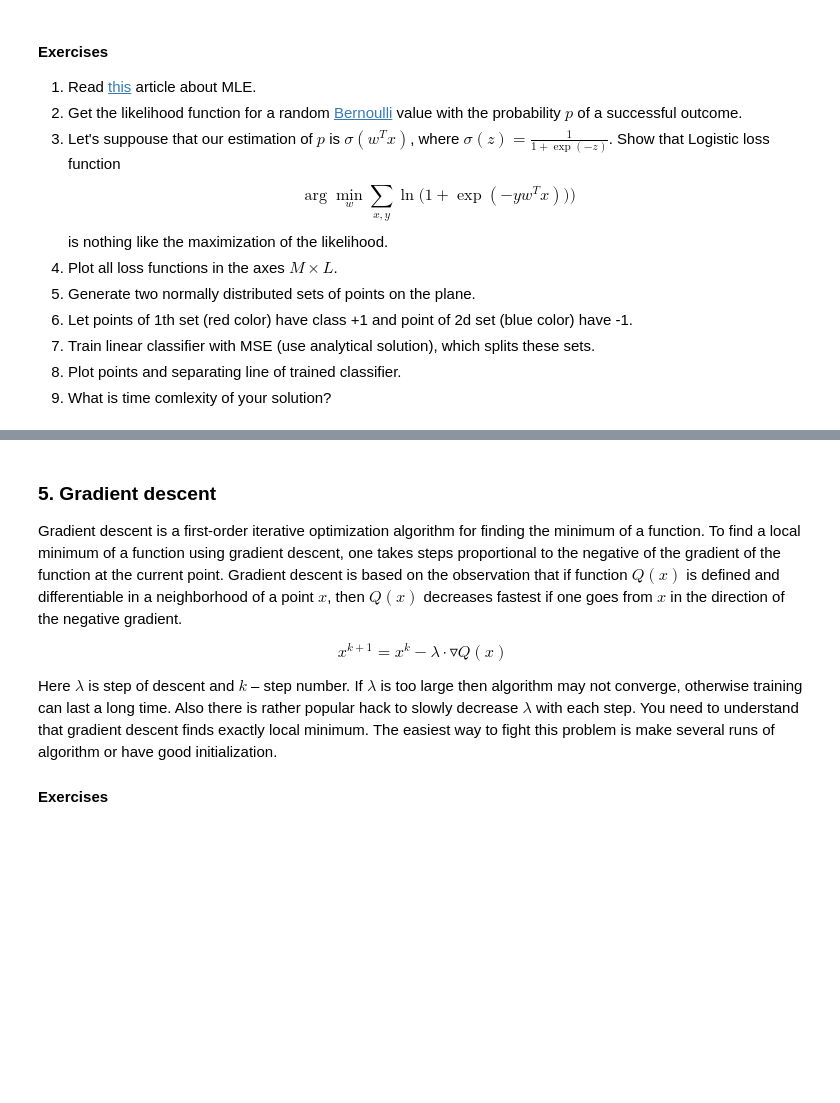
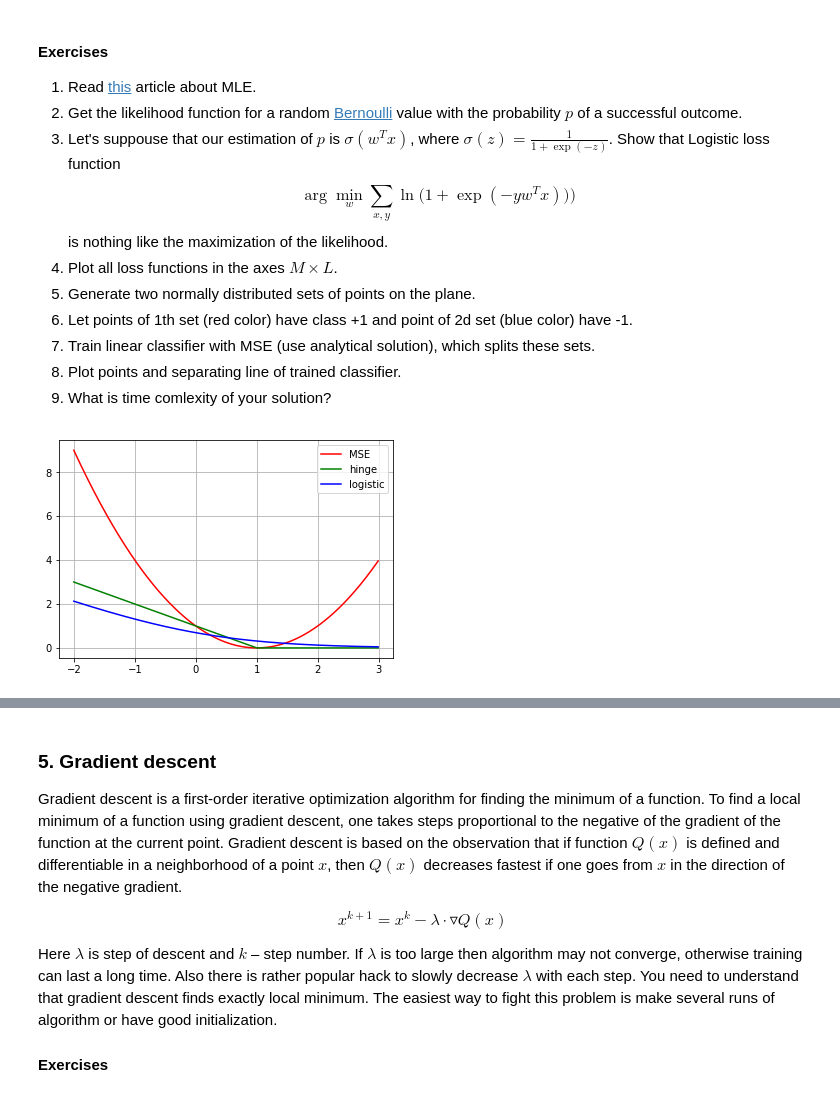
Before and after one commit to sergevkim/DarinKim, a Jupyter notebook: draft-1.ipynb, the cells around one changed output, grey strips where cells are left out. Cells and saved outputs as stored; diff of their text form; code cells hidden in the pictures; blank space fills up the shorter version.

```diff
--- a/draft-1.ipynb
+++ b/draft-1.ipynb
@@ -110,3 +237,17 @@ $$\ln \big( 1 + \exp(-yw^Tx) \big)$$
 7. Train linear classifier with MSE (use analytical solution), which splits these sets.
 8. Plot points and separating line of trained classifier.
 9. What is time comlexity of your solution?
+# %%
+x = np.arange(-2, 3, 0.01)
+yMSE = np.power(np.subtract(x, 1), 2)  # MSE
+yHinge = np.maximum(0, np.subtract(1, x))  # hinge loss function
+yLogistic = np.log(1 + np.exp(-x))  # logistic loss function
+
+plt.plot(x, yMSE, color="red", label="MSE")
+plt.plot(x, yHinge, color="green", label="hinge")
+plt.plot(x, yLogistic, color="blue", label="logistic")
+plt.grid(True)
+plt.legend()
+plt.show()
+# %% [output]
+[figure, added]
```
Also changed, not shown: parts of 17 cells of this notebook.
